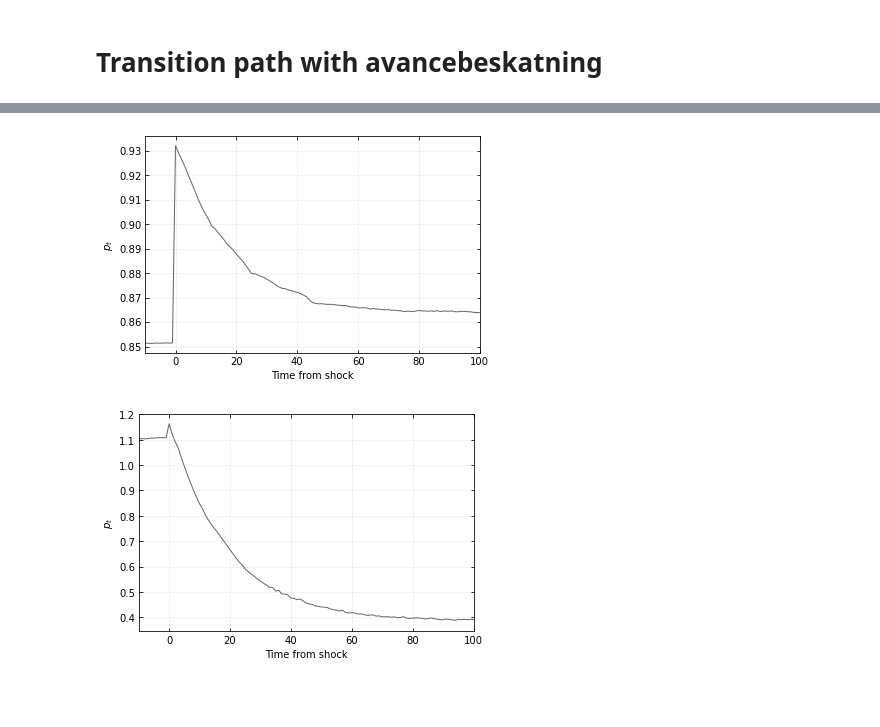
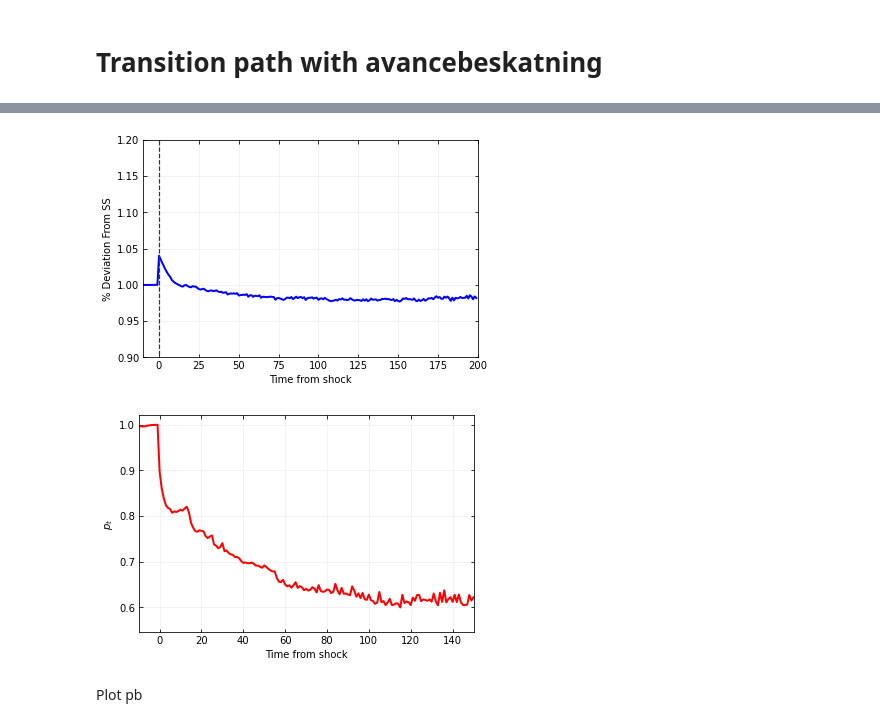
Before and after one commit to madsankern/MA_thesis, a Jupyter notebook: 01 - Transition.ipynb, the cells around one changed output, grey strips where cells are left out. Cells and saved outputs as stored; diff of their text form; code cells hidden in the pictures; blank space fills up the shorter version.

```diff
--- a/01 - Transition.ipynb
+++ b/01 - Transition.ipynb
@@ -319,36 +342,36 @@ model_path.simulate_path()
 # %%
 # a. allocate
-path_ph = np.zeros(model_path.par.path_T + model_path.par.T)
+path_ph = np.zeros(model2.par.path_T + model2.par.T)
 
 # b. setting - 0.9999
 nu = .05 # relaxation parameter
 max_iter = 1000 # maximum number of iterations
 
 # # c. Set path of prices
-path_ph[:] = model_path.par.ph
-model_path.par.path_ph = path_ph
+path_ph[:] = model2.par.ph
+model2.par.path_ph = path_ph
 
 # d. iterate
 it = 0
 for _ in range(max_iter):
 
     # ii. solve and simulate
-    model_path.solve_path()
-    model_path.simulate_path()
+    model2.solve_path()
+    model2.simulate_path()
 
     # iii. Implied aggregate housing demand
-    H = np.mean(model_path.sim_path.d, axis=1)
+    H = np.mean(model2.sim_path.d, axis=1)
 
     # iv. difference
-    max_abs_diff = np.max(np.abs(H[:-2] - H_ghost[:-2]))
+    max_abs_diff = np.max(np.abs(H[:-50] - H_ghost2[:-50]))
     # if it%10 == 0: print(f'{it:4d}: {max_abs_diff:.8f}')
     if max_abs_diff < 10e-3: break # test different values of this threshold
 
     # v. update
-    path_ph[:model_path.par.path_T] = path_ph[:model_path.par.path_T] + nu*(H - H_ghost)
-    path_ph[model_path.par.path_T:] = path_ph[model_path.par.path_T-3]
+    path_ph[:model2.par.path_T] = path_ph[:model2.par.path_T] + nu*(H - H_ghost2)
+    path_ph[model2.par.path_T:] = path_ph[model2.par.path_T-3]
 
-    model_path.par.path_ph = path_ph
+    model2.par.path_ph = path_ph
 
     # vi.  increment
     it += 1
@@ -381,17 +410,17 @@ Traceback (most recent call last):
 KeyboardInterrupt
 KeyboardInterrupt:
 # %%
-p_path_g = np.zeros(10+model_path.par.path_T)
-p_path_g[0:10] = model_path.par.ph
-p_path_g[10:] = model_path.par.path_ph[0:model_path.par.path_T]
+p_path_g = np.zeros(10+model2.par.path_T)
+p_path_g[0:10] = model2.par.ph
+p_path_g[10:] = model2.par.path_ph[0:model2.par.path_T] / model2.par.ph
 
-c_path_g = np.zeros(10+model_path.par.path_T)
-c_path_g[0:10] = np.mean(model_path.sim.c, axis=1)[-10:]
-c_path_g[10:] = np.mean(model_path.sim_path.c, axis=1)
+c_path_g = np.zeros(10+model2.par.path_T)
+c_path_g[0:10] = np.mean(model2.sim.c, axis=1)[-10:] / np.mean(model2.sim.c[-1])
+c_path_g[10:] = np.mean(model2.sim_path.c, axis=1) / np.mean(model2.sim.c[-1])
 
-a_path_g = np.zeros(10+model_path.par.path_T)
-a_path_g[0:10] = np.mean(model_path.sim.a, axis=1)[-10:]
-a_path_g[10:] = np.mean(model_path.sim_path.a, axis=1)
+a_path_g = np.zeros(10+model2.par.path_T)
+a_path_g[0:10] = np.mean(model2.sim.a, axis=1)[-10:] / np.mean(model2.sim.a[-1])
+a_path_g[10:] = np.mean(model2.sim_path.a, axis=1) / np.mean(model2.sim.a[-1])
 
 t_axis = range(-10,200) # Time from shock
 # %%
@@ -416,35 +452,40 @@ ax.tick_params(axis='both',bottom=True,top=True,left=True,right=True,direction='
 fig = plt.figure(figsize=(6,4))
 ax = fig.add_subplot(1,1,1)
 
-ax.plot(t_axis, c_path_g, color = '0.4', linestyle='-', linewidth=1,  label = 'Demand',zorder=2)
-# ax.vlines(0,0,10, color = '0.2', linestyle='--', linewidth = 1.2, zorder=2)
+ax.plot(t_axis, c_path_g, color = 'blue', linestyle='-', linewidth=2,  label = 'Demand',zorder=2)
+ax.vlines(0,0,10, color = '0.2', linestyle='--', linewidth = 1.2, zorder=2)
 
-ax.set_xlim(-10,100)
-# ax.set_ylim(6.98,7.53)
-# ax.set_ylim(0.99,1.02)
+ax.set_xlim(-10,200)
+ax.set_ylim(0.9,1.2)
 
 ax.set_xlabel('Time from shock')
-ax.set_ylabel(r'$p_t$')
+ax.set_ylabel(r'% Deviation From SS')
 
 ax.grid(visible=True, which = 'major', linestyle='-', linewidth=0.5, color='0.9')
 ax.tick_params(axis='both',bottom=True,top=True,left=True,right=True,direction='in',which='both')
+
+plt.savefig('../../tex/figs/IRF_c_taug.pdf')
 # %% [output]
-[figure, old version]
+[figure, new version]
 # %%
 fig = plt.figure(figsize=(6,4))
 ax = fig.add_subplot(1,1,1)
 
-ax.plot(t_axis, a_path_g, color = '0.4', linestyle='-', linewidth=1,  label = 'Demand',zorder=2)
+ax.plot(t_axis, a_path_g, color = 'red', linestyle='-', linewidth=2,  label = 'Demand',zorder=2)
 # ax.vlines(0,0,10, color = '0.2', linestyle='--', linewidth = 1.2, zorder=2)
 
-ax.set_xlim(-10,100)
+ax.set_xlim(-10,150)
 # ax.set_ylim(6.98,7.53)
 # ax.set_ylim(0.99,1.02)
 
 ax.set_xlabel('Time from shock')
 ax.set_ylabel(r'$p_t$')
 
 ax.grid(visible=True, which = 'major', linestyle='-', linewidth=0.5, color='0.9')
 ax.tick_params(axis='both',bottom=True,top=True,left=True,right=True,direction='in',which='both')
+
+plt.savefig('../../tex/figs/IRF_m_taug.pdf')
 # %% [output]
-[figure, old version]
+[figure, new version]
+# %% [markdown]
+Plot pb
```
Also changed, not shown: parts of 16 cells of this notebook.
